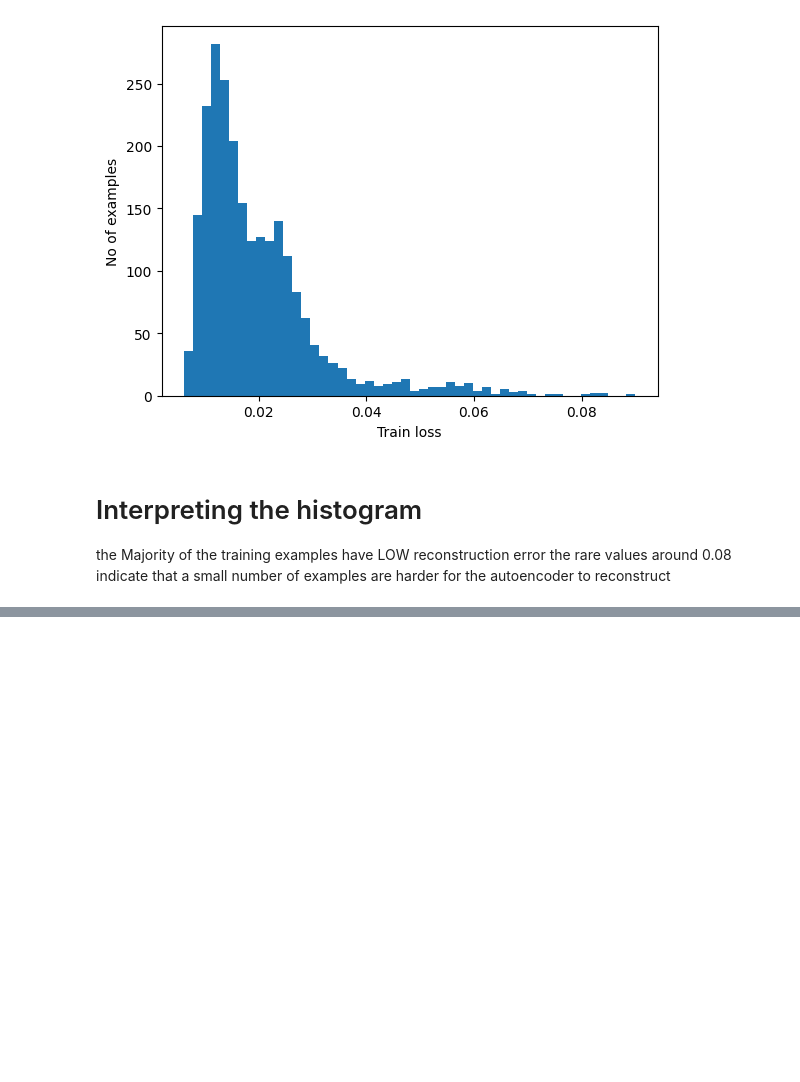
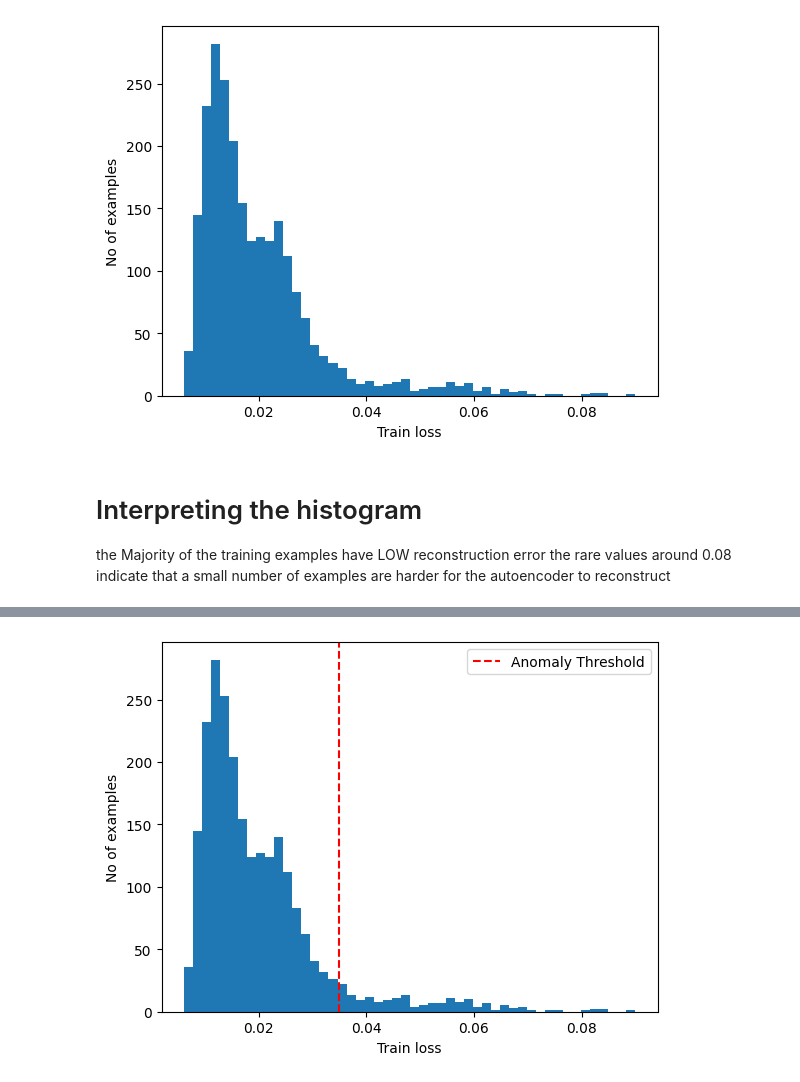
Before and after one commit to mohamadtorres/abnomalydetrection_autoencoder, a Jupyter notebook: autoencoder_abnomaly.ipynb, the cells around one changed output, grey strips where cells are left out. Saved outputs shown, nothing was run; the diff lists cells and outputs as text; code cells hidden in the pictures; blank space fills up the shorter version.

```diff
--- a/autoencoder_abnomaly.ipynb
+++ b/autoencoder_abnomaly.ipynb
@@ -254,0 +282,11 @@ the rare values around 0.08 indicate that a small number of examples are harder
+# %%
+plt.hist(train_loss[None, :], bins=50)
+plt.axvline(x=0.035, color='r', linestyle='--', label='Anomaly Threshold')
+plt.xlabel("Train loss")
+plt.ylabel("No of examples")
+plt.legend()
+plt.show()
+
+#in train loss it shows the threshold. All data less than threshold are classified as NORMAL data
+# %% [output]
+[figure, added]
```
Also changed, not shown: parts of 7 cells of this notebook.
